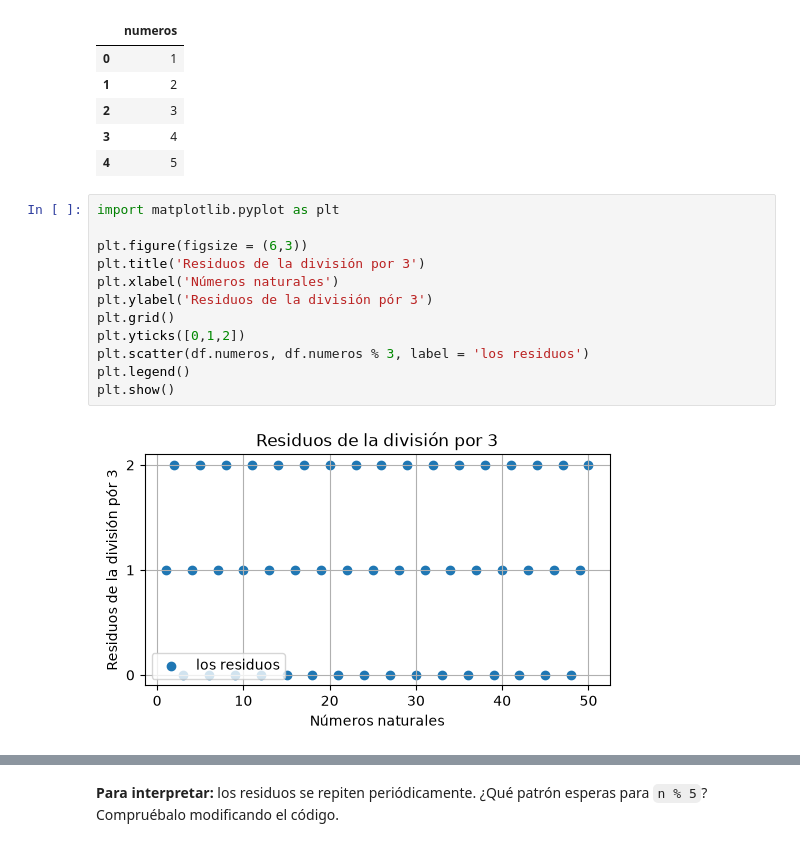
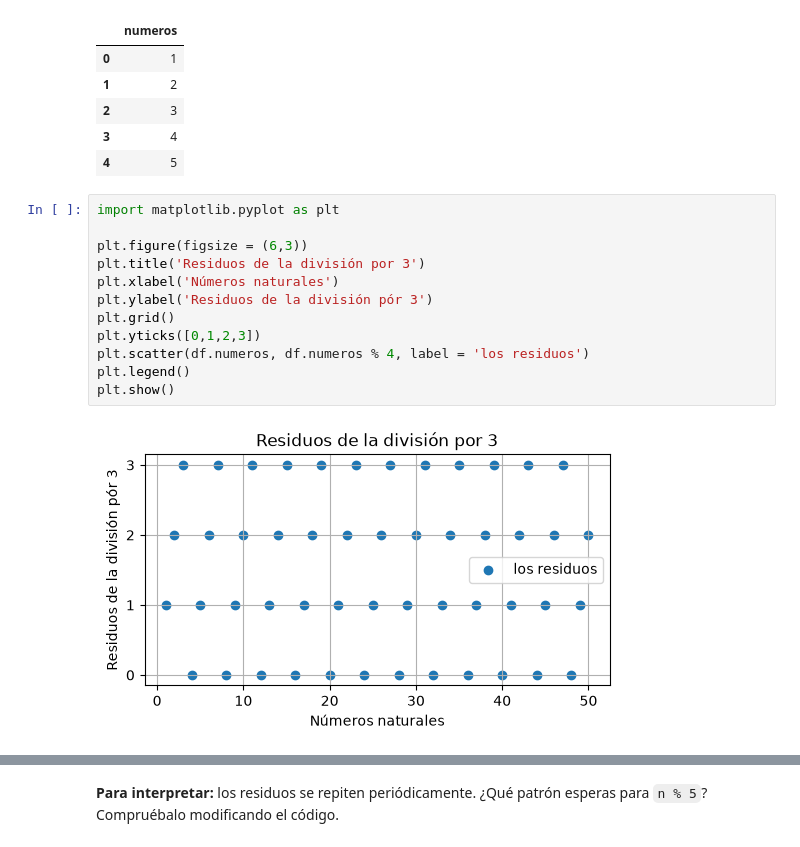
Before and after one commit to marco-canas/fundamentos_de_programacion, a Jupyter notebook: 2_clases/unidad3/capitulo_9_Matplotlib_ciencia_datos_teoria_elemental_numeros.ipynb, the cells around one changed output, grey strips where cells are left out. Cells and saved outputs as stored; diff of their text form.

```diff
--- a/2_clases/unidad3/capitulo_9_Matplotlib_ciencia_datos_teoria_elemental_numeros.ipynb
+++ b/2_clases/unidad3/capitulo_9_Matplotlib_ciencia_datos_teoria_elemental_numeros.ipynb
@@ -399,14 +407,14 @@ df.head()
 # %%
 import matplotlib.pyplot as plt
 
 plt.figure(figsize = (6,3))
 plt.title('Residuos de la división por 3')
 plt.xlabel('Números naturales')
 plt.ylabel('Residuos de la división pór 3')
 plt.grid()
-plt.yticks([0,1,2])
-plt.scatter(df.numeros, df.numeros % 3, label = 'los residuos')
+plt.yticks([0,1,2,3])
+plt.scatter(df.numeros, df.numeros % 4, label = 'los residuos')
 plt.legend()
 plt.show()
 # %% [output]
-[figure, old version]
+[figure, new version]
```
Also changed, not shown: parts of 21 cells of this notebook, 3 other files.
